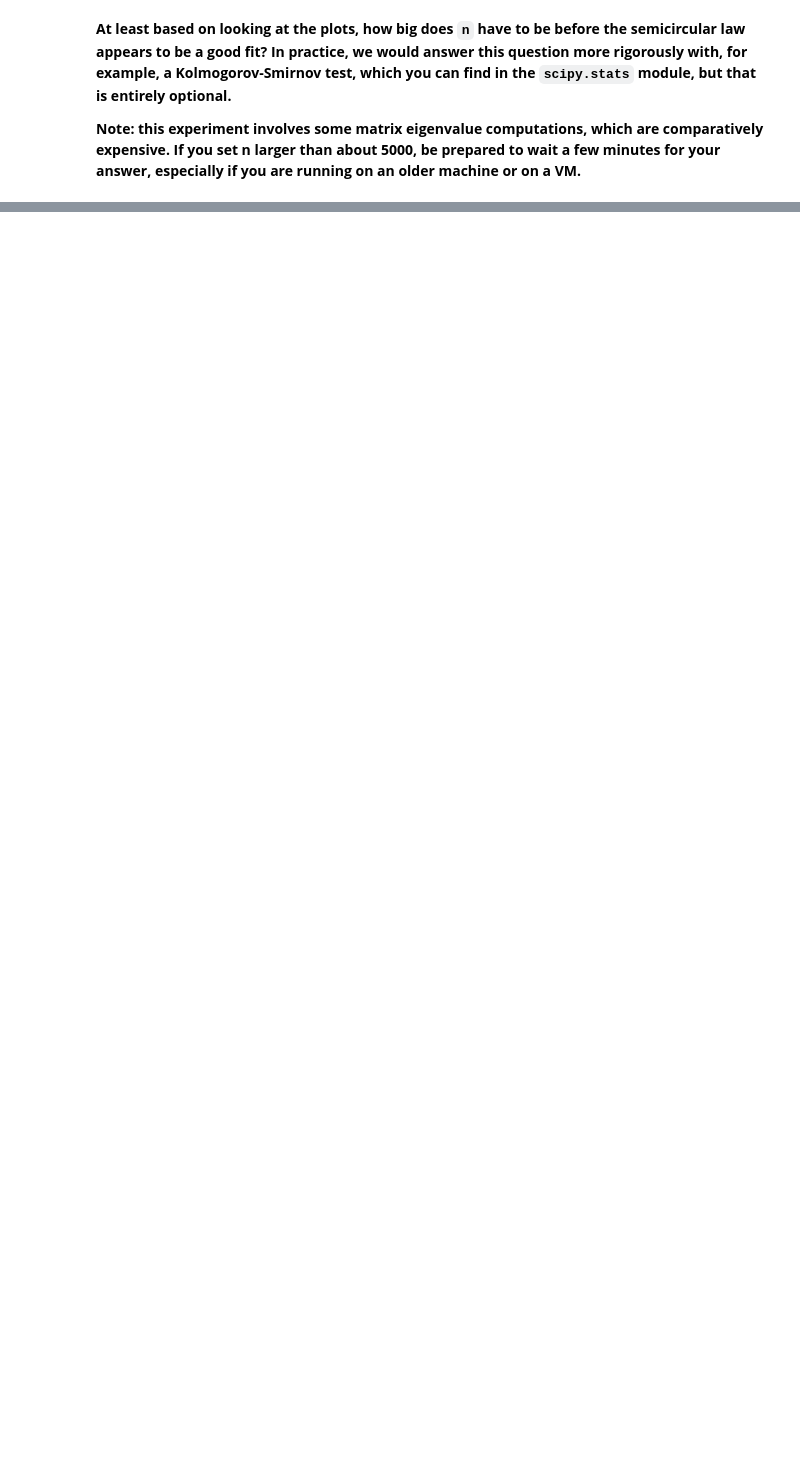
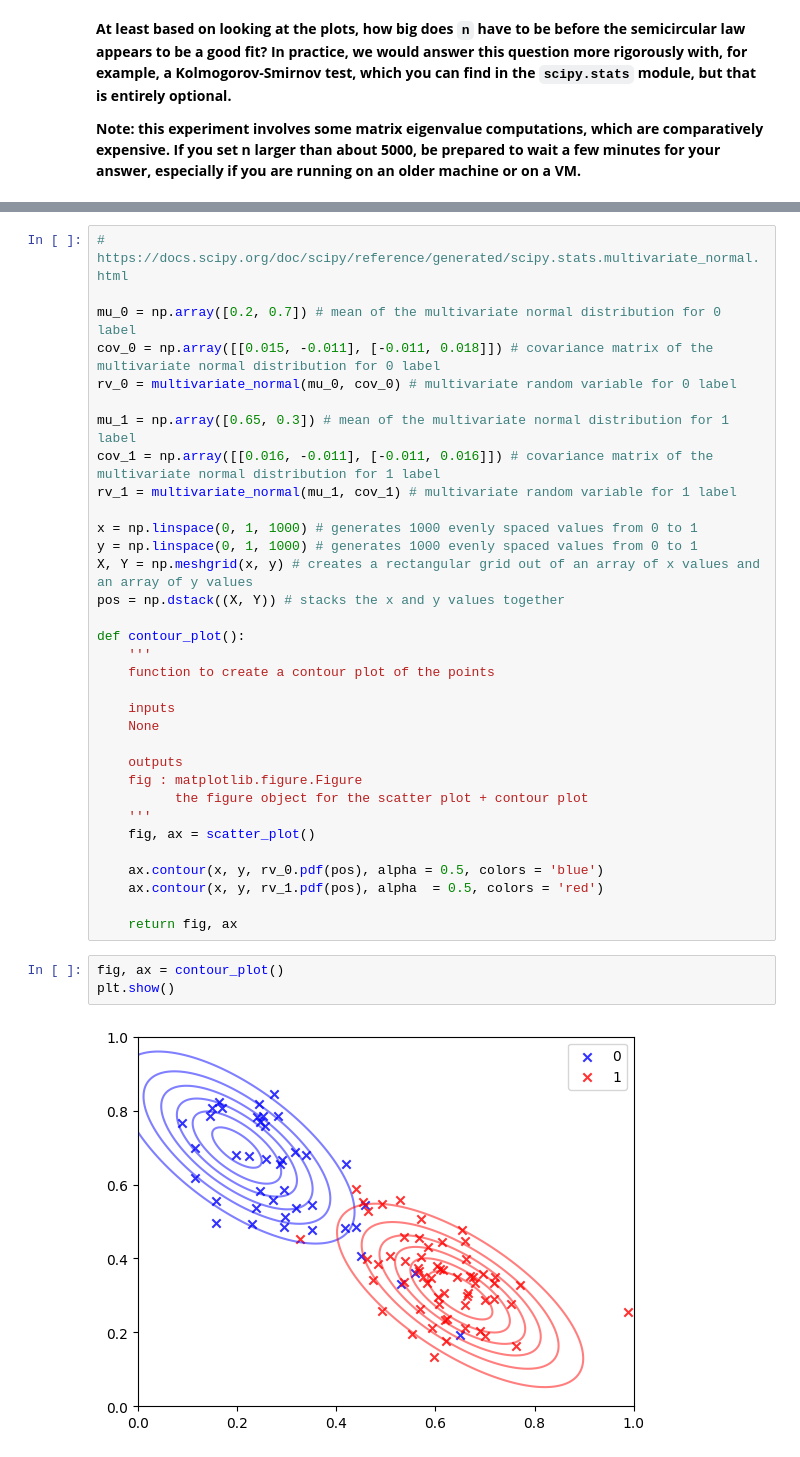
Before and after one commit to Stochastic1017/STAT_606, a Jupyter notebook: ssudhir2_hw6/ssudhir2_hw6.ipynb, the cells around one changed output, grey strips where cells are left out. Drawn from its saved outputs; the diff is of its cells as text; blank space fills up the shorter version.

```diff
--- a/ssudhir2_hw6/ssudhir2_hw6.ipynb
+++ b/ssudhir2_hw6/ssudhir2_hw6.ipynb
@@ -155,0 +339,38 @@ os.getcwd()
+# %%
+# https://docs.scipy.org/doc/scipy/reference/generated/scipy.stats.multivariate_normal.html
+
+mu_0 = np.array([0.2, 0.7]) # mean of the multivariate normal distribution for 0 label
+cov_0 = np.array([[0.015, -0.011], [-0.011, 0.018]]) # covariance matrix of the multivariate normal distribution for 0 label
+rv_0 = multivariate_normal(mu_0, cov_0) # multivariate random variable for 0 label
+
+mu_1 = np.array([0.65, 0.3]) # mean of the multivariate normal distribution for 1 label
+cov_1 = np.array([[0.016, -0.011], [-0.011, 0.016]]) # covariance matrix of the multivariate normal distribution for 1 label
+rv_1 = multivariate_normal(mu_1, cov_1) # multivariate random variable for 1 label
+
+x = np.linspace(0, 1, 1000) # generates 1000 evenly spaced values from 0 to 1
+y = np.linspace(0, 1, 1000) # generates 1000 evenly spaced values from 0 to 1
+X, Y = np.meshgrid(x, y) # creates a rectangular grid out of an array of x values and an array of y values
+pos = np.dstack((X, Y)) # stacks the x and y values together
+
+def contour_plot():
+    '''
+    function to create a contour plot of the points
+
+    inputs
+    None
+
+    outputs
+    fig : matplotlib.figure.Figure
+          the figure object for the scatter plot + contour plot
+    '''
+    fig, ax = scatter_plot()
+
+    ax.contour(x, y, rv_0.pdf(pos), alpha = 0.5, colors = 'blue')
+    ax.contour(x, y, rv_1.pdf(pos), alpha  = 0.5, colors = 'red')
+
+    return fig, ax
+# %%
+fig, ax = contour_plot()
+plt.show()
+# %% [output]
+[figure, added]
```
Also changed, not shown: parts of 27 cells of this notebook.
